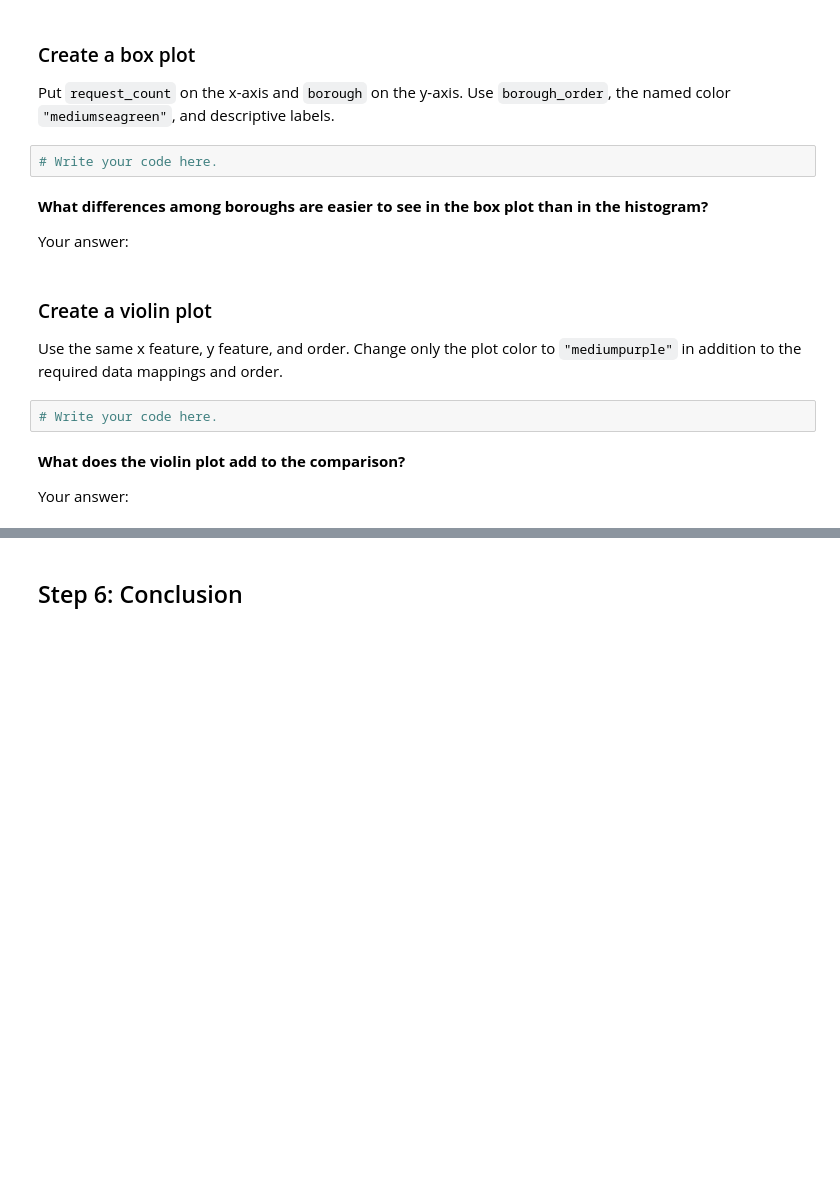
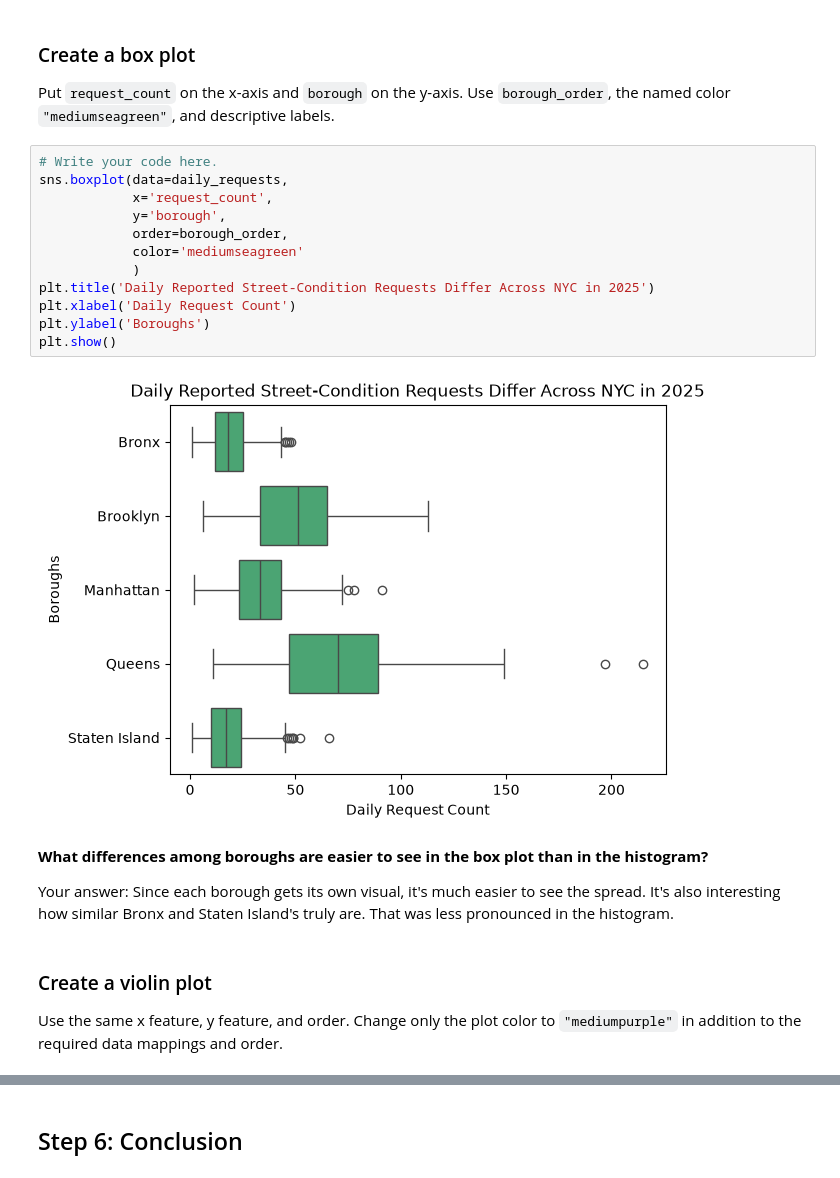
Before and after one commit to TagoeDev/Data_Visualization_and_Modeling_Campus, a Jupyter notebook: week02/lab/Lab - Comparing Distributions Across Groups.ipynb, the cells around one changed output, grey strips where cells are left out. Drawn from its saved outputs; the diff is of its cells as text; blank space fills up the shorter version.

```diff
--- a/week02/lab/Lab - Comparing Distributions Across Groups.ipynb
+++ b/week02/lab/Lab - Comparing Distributions Across Groups.ipynb
@@ -203,19 +347,25 @@ Your answer:
 ### Create a box plot
 
 Put `request_count` on the x-axis and `borough` on the y-axis. Use `borough_order`, the named color `"mediumseagreen"`, and descriptive labels.
-# %%
-# Write your code here.
+# %%
+# Write your code here.
+sns.boxplot(data=daily_requests,
+            x='request_count',
+            y='borough',
+            order=borough_order,
+            color='mediumseagreen'
+            )
+plt.title('Daily Reported Street-Condition Requests Differ Across NYC in 2025')
+plt.xlabel('Daily Request Count')
+plt.ylabel('Boroughs')
+plt.show()
+# %% [output]
+[figure, added]
 # %% [markdown]
 **What differences among boroughs are easier to see in the box plot than in the histogram?**
 
-Your answer:
+Your answer: Since each borough gets its own visual, it's much easier to see the spread. It's also interesting how similar Bronx and Staten Island's truly are. That was less pronounced in the histogram.
 # %% [markdown]
 ### Create a violin plot
 
 Use the same x feature, y feature, and order. Change only the plot color to `"mediumpurple"` in addition to the required data mappings and order.
-# %%
-# Write your code here.
-# %% [markdown]
-**What does the violin plot add to the comparison?**
-
-Your answer:
```
Also changed, not shown: parts of 56 cells of this notebook.
